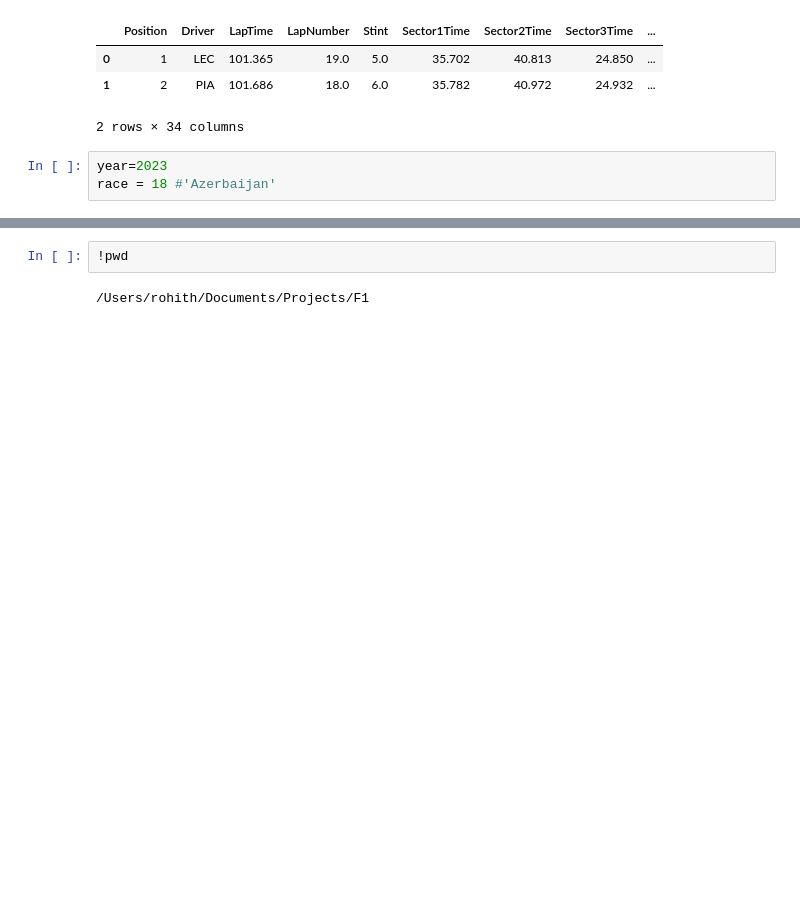
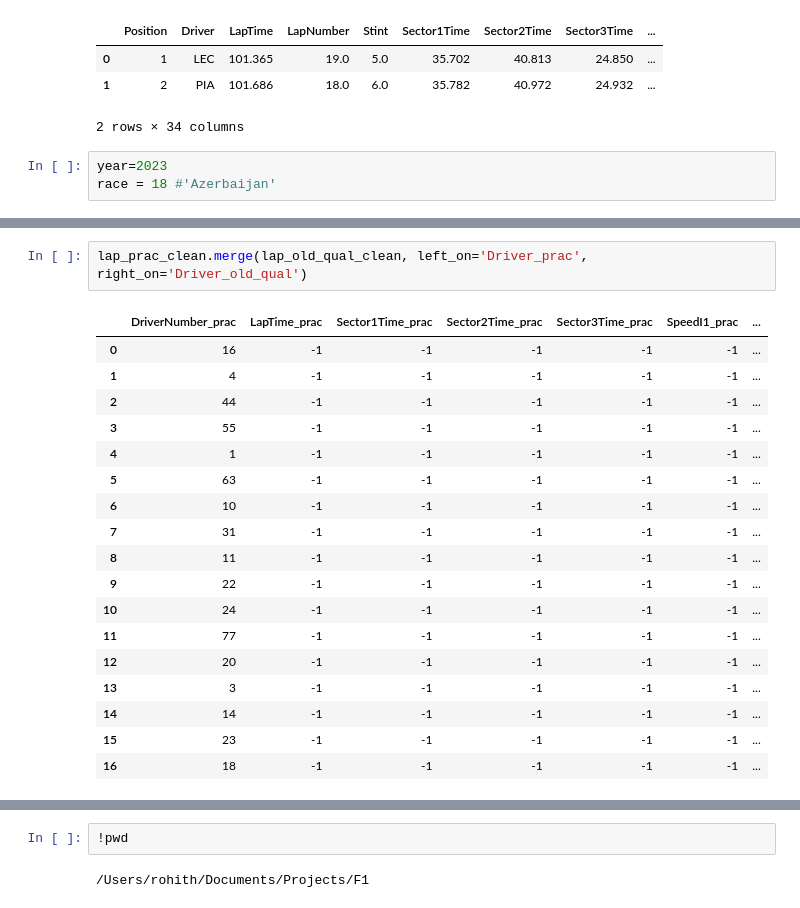
Before and after one commit to Rohith-2/F1, a Jupyter notebook: notebooks/init.ipynb, the cells around one changed output, grey strips where cells are left out. Cells and saved outputs as stored; diff of their text form; blank space fills up the shorter version.

```diff
--- a/notebooks/init.ipynb
+++ b/notebooks/init.ipynb
@@ -212,0 +229,21 @@ ValueError: You are trying to merge on int64 and object columns for key 'Driver_
+# %%
+lap_prac_clean.merge(lap_old_qual_clean, left_on='Driver_prac', right_on='Driver_old_qual')
+# %% [output]
+|  | DriverNumber_prac | LapTime_prac | Sector1Time_prac | Sector2Time_prac | Sector3Time_prac | SpeedI1_prac | ... |
+| 0 | 16 | -1 | -1 | -1 | -1 | -1 | ... |
+| 1 | 4 | -1 | -1 | -1 | -1 | -1 | ... |
+| 2 | 44 | -1 | -1 | -1 | -1 | -1 | ... |
+| 3 | 55 | -1 | -1 | -1 | -1 | -1 | ... |
+| 4 | 1 | -1 | -1 | -1 | -1 | -1 | ... |
+| 5 | 63 | -1 | -1 | -1 | -1 | -1 | ... |
+| 6 | 10 | -1 | -1 | -1 | -1 | -1 | ... |
+| 7 | 31 | -1 | -1 | -1 | -1 | -1 | ... |
+| 8 | 11 | -1 | -1 | -1 | -1 | -1 | ... |
+| 9 | 22 | -1 | -1 | -1 | -1 | -1 | ... |
+| 10 | 24 | -1 | -1 | -1 | -1 | -1 | ... |
+| 11 | 77 | -1 | -1 | -1 | -1 | -1 | ... |
+| 12 | 20 | -1 | -1 | -1 | -1 | -1 | ... |
+| 13 | 3 | -1 | -1 | -1 | -1 | -1 | ... |
+| 14 | 14 | -1 | -1 | -1 | -1 | -1 | ... |
+| 15 | 23 | -1 | -1 | -1 | -1 | -1 | ... |
+| 16 | 18 | -1 | -1 | -1 | -1 | -1 | ... |
```
Also changed, not shown: parts of 7 cells of this notebook, 14 other files.
